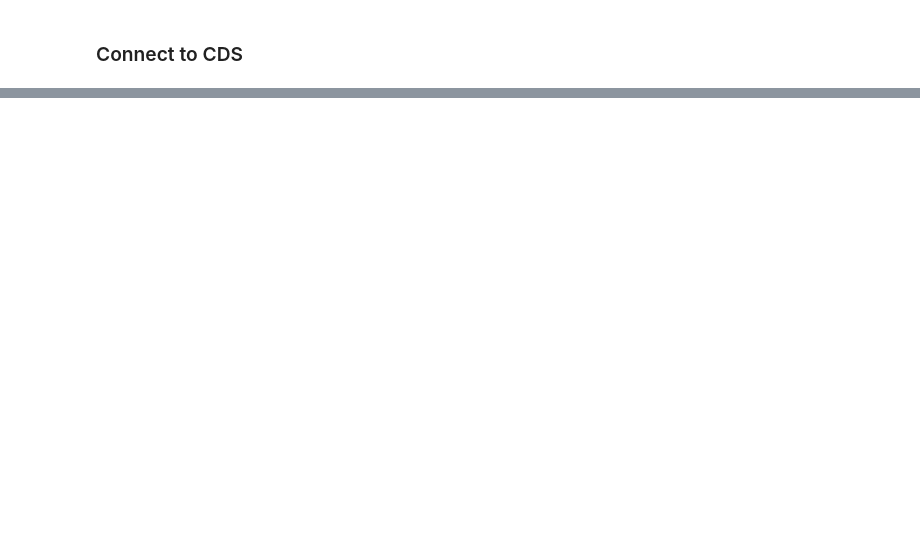
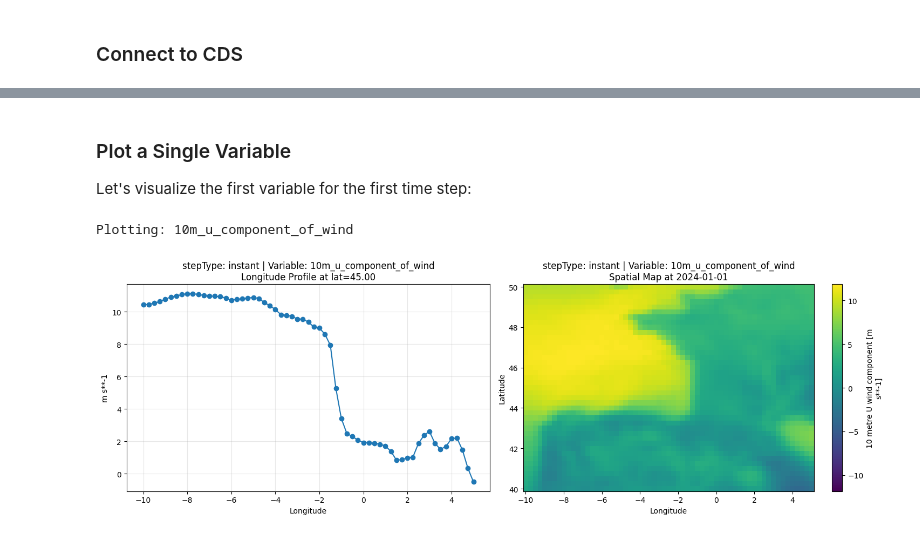
Before and after one commit to thomas-mattsson/terrakit, a Jupyter notebook: docs/examples/terrakit_download_cds.ipynb, the cells around one changed output, grey strips where cells are left out. Drawn from its saved outputs; the diff is of its cells as text; code cells hidden in the pictures; blank space fills up the shorter version.

Commit message:
Improve ERA5 data processing

```diff
--- a/docs/examples/terrakit_download_cds.ipynb
+++ b/docs/examples/terrakit_download_cds.ipynb
@@ -66 +59,4 @@ bbox = [
+# %%
+# Small area over Western Europe [min_lon, min_lat, max_lon, max_lat]
+bbox = [-10, 40, 5, 50]  # [West, South, East, North]
 # %% [markdown]
@@ -137,0 +104,20 @@ save_data_array_to_file(dai, save_file=f"{save_filestem}.tif", imputed=True)
+# %%
+save_filestem = f"./tmp_download/{data_connector}_{collection_name}"
+
+ds = dc.connector.get_data(
+    data_collection_name=collection_name,
+    date_start=date_start,
+    date_end=date_end,
+    bbox=bbox,
+    bands=bands,
+    query_params=query_params,
+    save_file=f"{save_filestem}.nc",
+)
+
+# Note: get_data() now returns an xarray.Dataset (not DataArray)
+# Each variable is a data variable with its own stepType attribute
+print(f"Downloaded {len(ds.data_vars)} variables: {list(ds.data_vars)}")
+print(f"Time steps: {len(ds.time)}")
+print(
+    f"Spatial dimensions: {len(ds.latitude)} latitudes x {len(ds.longitude)} longitudes"
+)
@@ -137,0 +189,15 @@ save_data_array_to_file(dai, save_file=f"{save_filestem}.tif", imputed=True)
+# %% [markdown]
+### Plot a Single Variable
+
+Let's visualize the first variable for the first time step:
+# %%
+# Get the first variable name from the dataset
+first_var = list(ds.data_vars)[0]
+print(f"Plotting: {first_var}")
+
+# Plot the first variable for the first time step
+fig = plot_era5_variable(ds, first_var, time_index=0)
+plt.show()
+# %% [output]
+Plotting: 10m_u_component_of_wind
+[figure, added]
```
Also changed, not shown: parts of 19 cells of this notebook, 8 other files.
